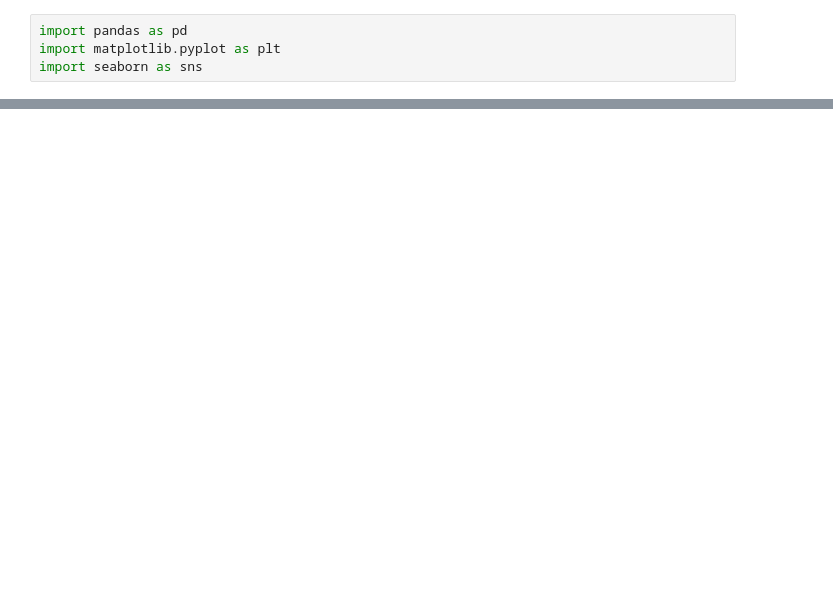
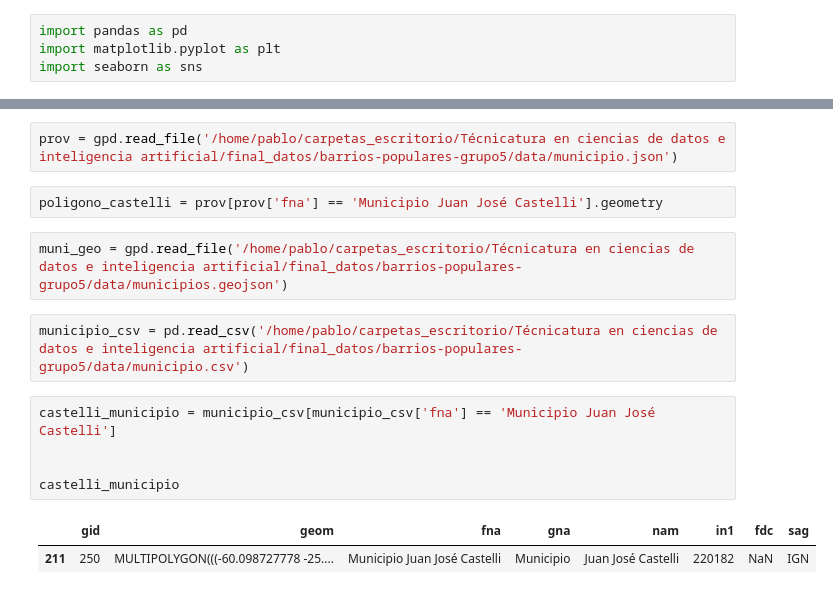
Before and after one commit to Grupo-16-ISPC/barrios-populares-grupo5, a Jupyter notebook: main.ipynb, the cells around one changed output, grey strips where cells are left out. Cells and saved outputs as stored; diff of their text form; blank space fills up the shorter version.

```diff
--- a/main.ipynb
+++ b/main.ipynb
@@ -21,0 +86,16 @@ df
+# %%
+prov = gpd.read_file('/home/pablo/carpetas_escritorio/Técnicatura en ciencias de datos e inteligencia artificial/final_datos/barrios-populares-grupo5/data/municipio.json')
+# %%
+poligono_castelli = prov[prov['fna'] == 'Municipio Juan José Castelli'].geometry
+# %%
+muni_geo = gpd.read_file('/home/pablo/carpetas_escritorio/Técnicatura en ciencias de datos e inteligencia artificial/final_datos/barrios-populares-grupo5/data/municipios.geojson')
+# %%
+municipio_csv = pd.read_csv('/home/pablo/carpetas_escritorio/Técnicatura en ciencias de datos e inteligencia artificial/final_datos/barrios-populares-grupo5/data/municipio.csv')
+# %%
+castelli_municipio = municipio_csv[municipio_csv['fna'] == 'Municipio Juan José Castelli']
+
+
+castelli_municipio
+# %% [output]
+|  | gid | geom | fna | gna | nam | in1 | fdc | sag |
+| 211 | 250 | MULTIPOLYGON(((-60.098727778 -25.... | Municipio Juan José Castelli | Municipio | Juan José Castelli | 220182 | NaN | IGN |
```
Also changed, not shown: parts of 9 cells of this notebook, 6 other files.
